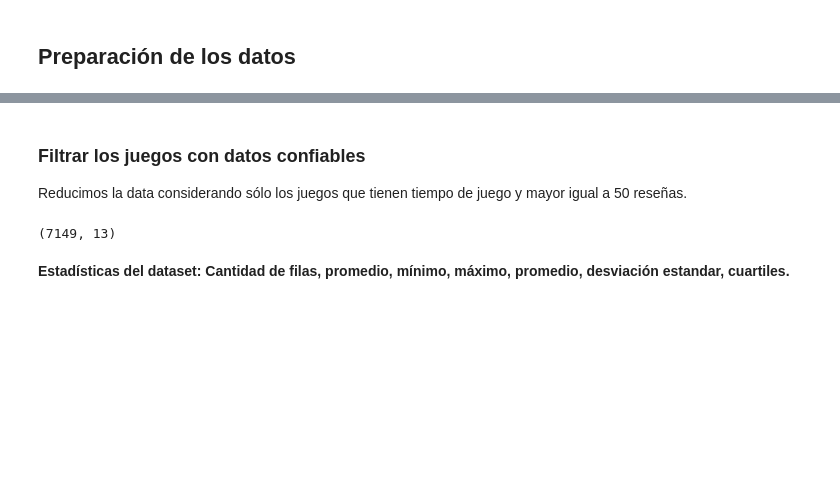
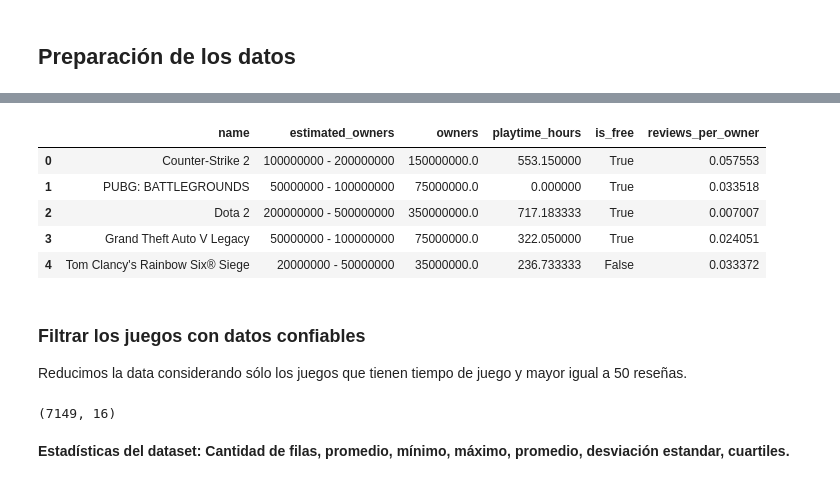
Before and after one commit to vchirinosb/steam-games, a Jupyter notebook: steam_games.ipynb, the cells around one changed output, grey strips where cells are left out. Drawn from its saved outputs; the diff is of its cells as text; code cells hidden in the pictures; blank space fills up the shorter version.

```diff
--- a/steam_games.ipynb
+++ b/steam_games.ipynb
@@ -139,6 +144,18 @@ def calculate_owners(owners_range):
     return (int(low) + int(high)) / 2
 # %%
 data["owners"] = data["estimated_owners"].apply(calculate_owners)
+data["playtime_hours"] = data["average_playtime_forever"] / 60
+data["is_free"] = data["price"] == 0
+# Games in the "0 - 0" owners range would divide by zero
+data["reviews_per_owner"] = data["num_reviews_total"] / data["owners"].replace(0, np.nan)
+data[["name", "estimated_owners", "owners", "playtime_hours", "is_free", "reviews_per_owner"]].head()
+# %% [output]
+|  | name | estimated_owners | owners | playtime_hours | is_free | reviews_per_owner |
+| 0 | Counter-Strike 2 | 100000000 - 200000000 | 150000000.0 | 553.150000 | True | 0.057553 |
+| 1 | PUBG: BATTLEGROUNDS | 50000000 - 100000000 | 75000000.0 | 0.000000 | True | 0.033518 |
+| 2 | Dota 2 | 200000000 - 500000000 | 350000000.0 | 717.183333 | True | 0.007007 |
+| 3 | Grand Theft Auto V Legacy | 50000000 - 100000000 | 75000000.0 | 322.050000 | True | 0.024051 |
+| 4 | Tom Clancy's Rainbow Six® Siege | 20000000 - 50000000 | 35000000.0 | 236.733333 | False | 0.033372 |
 # %% [markdown]
 ### Filtrar los juegos con datos confiables
 
@@ -147,7 +164,7 @@ Reducimos la data considerando sólo los juegos que tienen tiempo de juego y may
 games = data[(data["average_playtime_forever"] > 0) & (data["num_reviews_total"] >= 50)]
 games.shape
 # %% [output]
-(7149, 13)
+(7149, 16)
 # %% [markdown]
 **Estadísticas del dataset: Cantidad de filas, promedio, mínimo, máximo, promedio, desviación estandar, cuartiles.**
 # %%
```
Also changed, not shown: parts of 7 cells of this notebook.
